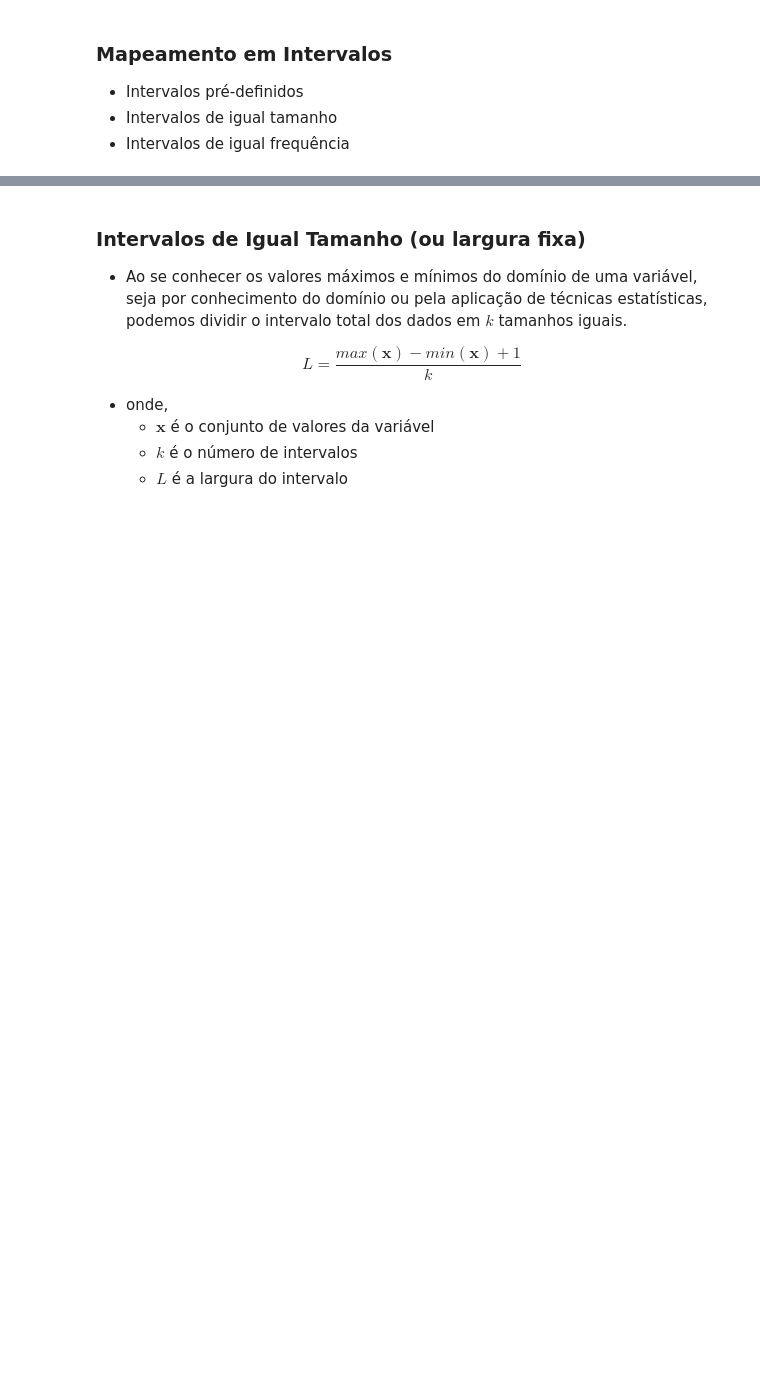
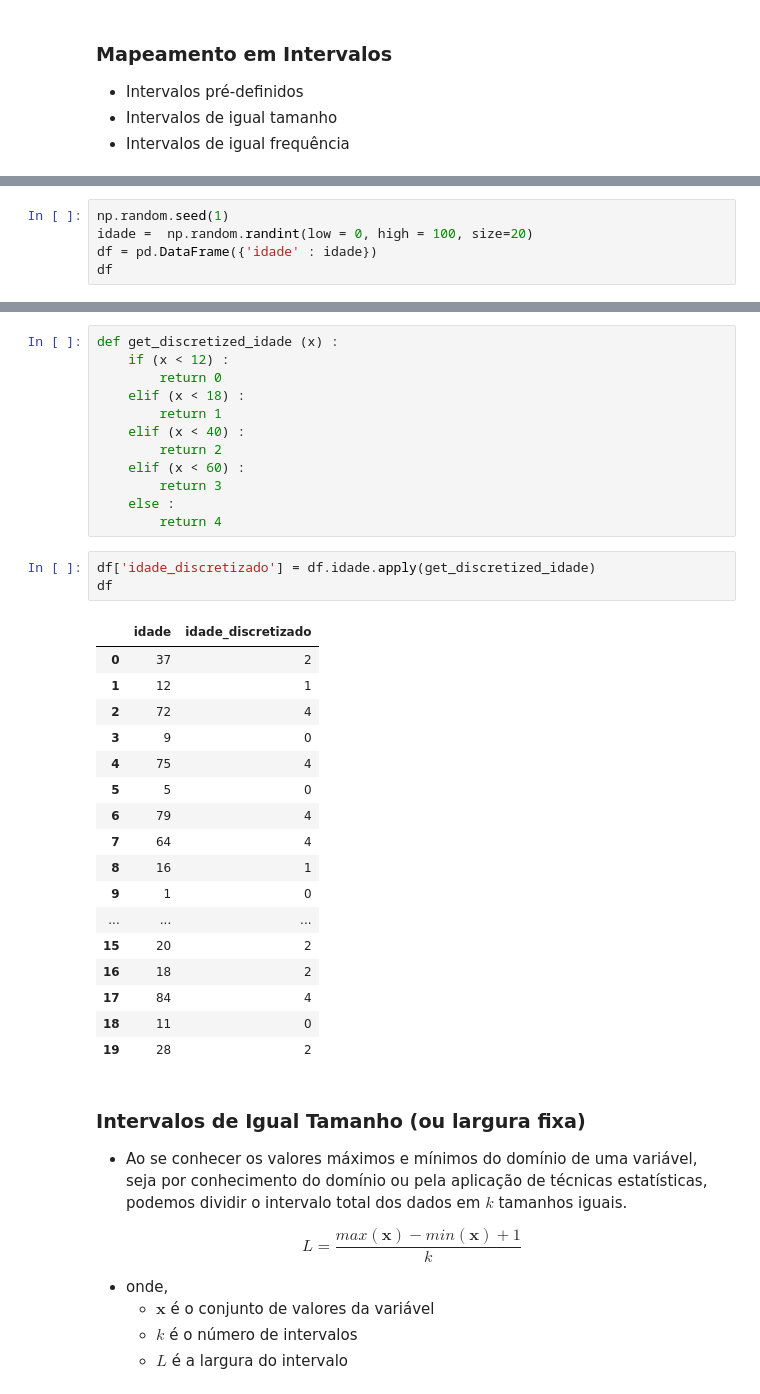
Before and after one commit to anfer86/teaching-datamining-lessons, a Jupyter notebook: aula03/preprocessamento.ipynb, the cells around one changed output, grey strips where cells are left out. Saved outputs shown, nothing was run; the diff lists cells and outputs as text; blank space fills up the shorter version.

```diff
--- a/aula03/preprocessamento.ipynb
+++ b/aula03/preprocessamento.ipynb
@@ -335,0 +405,5 @@ Levels: adolescente adulto adulto jovem criança idoso
+# %%
+np.random.seed(1)
+idade =  np.random.randint(low = 0, high = 100, size=20)
+df = pd.DataFrame({'idade' : idade})
+df
@@ -336,3 +428,36 @@ Levels: adolescente adulto adulto jovem criança idoso
+# %%
+def get_discretized_idade (x) :
+    if (x < 12) :
+        return 0
+    elif (x < 18) :
+        return 1
+    elif (x < 40) :
+        return 2
+    elif (x < 60) :
+        return 3
+    else :
+        return 4
+# %%
+df['idade_discretizado'] = df.idade.apply(get_discretized_idade)
+df
+# %% [output]
+|  | idade | idade_discretizado |
+| 0 | 37 | 2 |
+| 1 | 12 | 1 |
+| 2 | 72 | 4 |
+| 3 | 9 | 0 |
+| 4 | 75 | 4 |
+| 5 | 5 | 0 |
+| 6 | 79 | 4 |
+| 7 | 64 | 4 |
+| 8 | 16 | 1 |
+| 9 | 1 | 0 |
+| ... | ... | ... |
+| 15 | 20 | 2 |
+| 16 | 18 | 2 |
+| 17 | 84 | 4 |
+| 18 | 11 | 0 |
+| 19 | 28 | 2 |
 # %% [markdown]
 ### Intervalos de Igual Tamanho (ou largura fixa)
 
```
Also changed, not shown: parts of 39 cells of this notebook.
